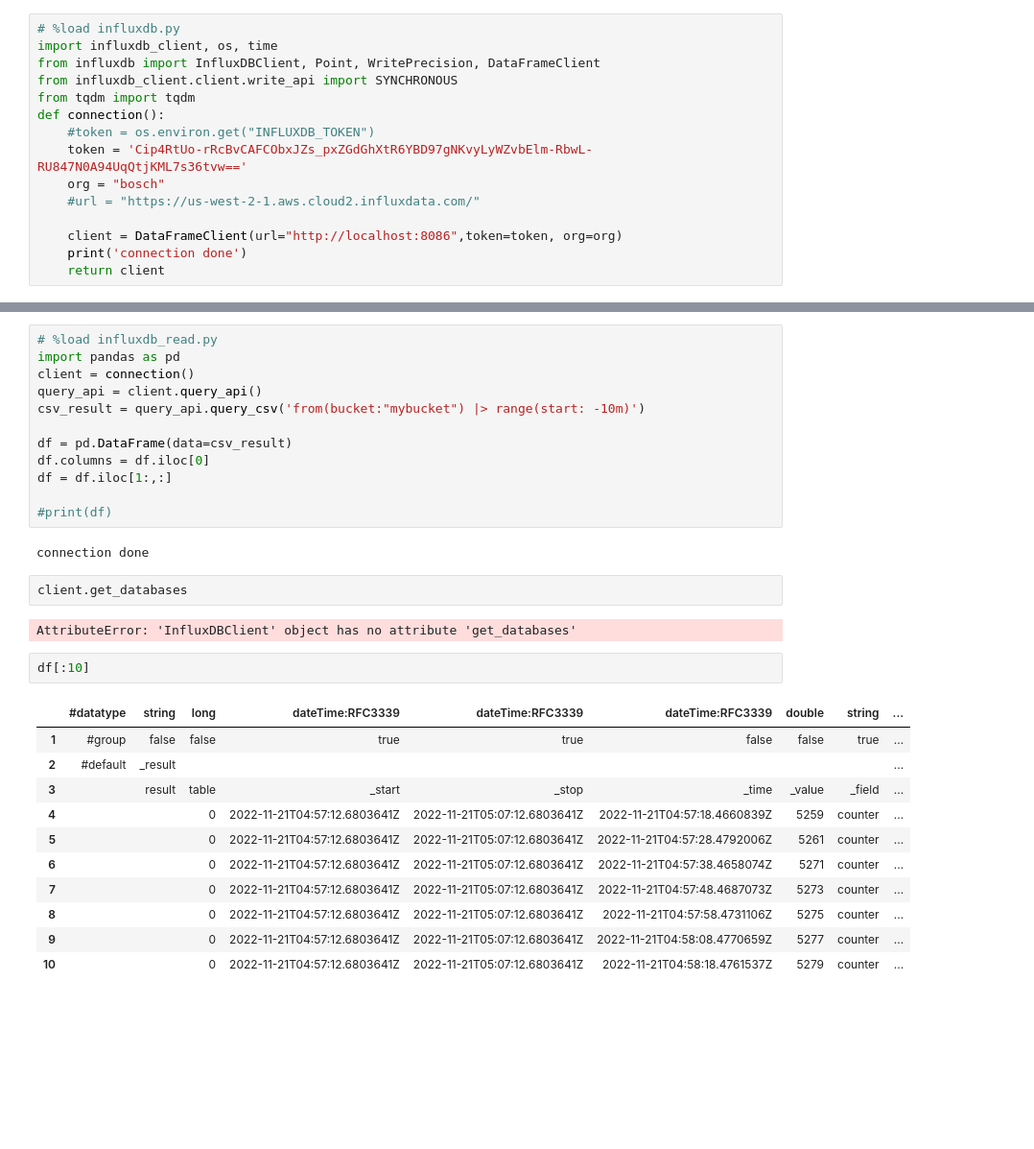
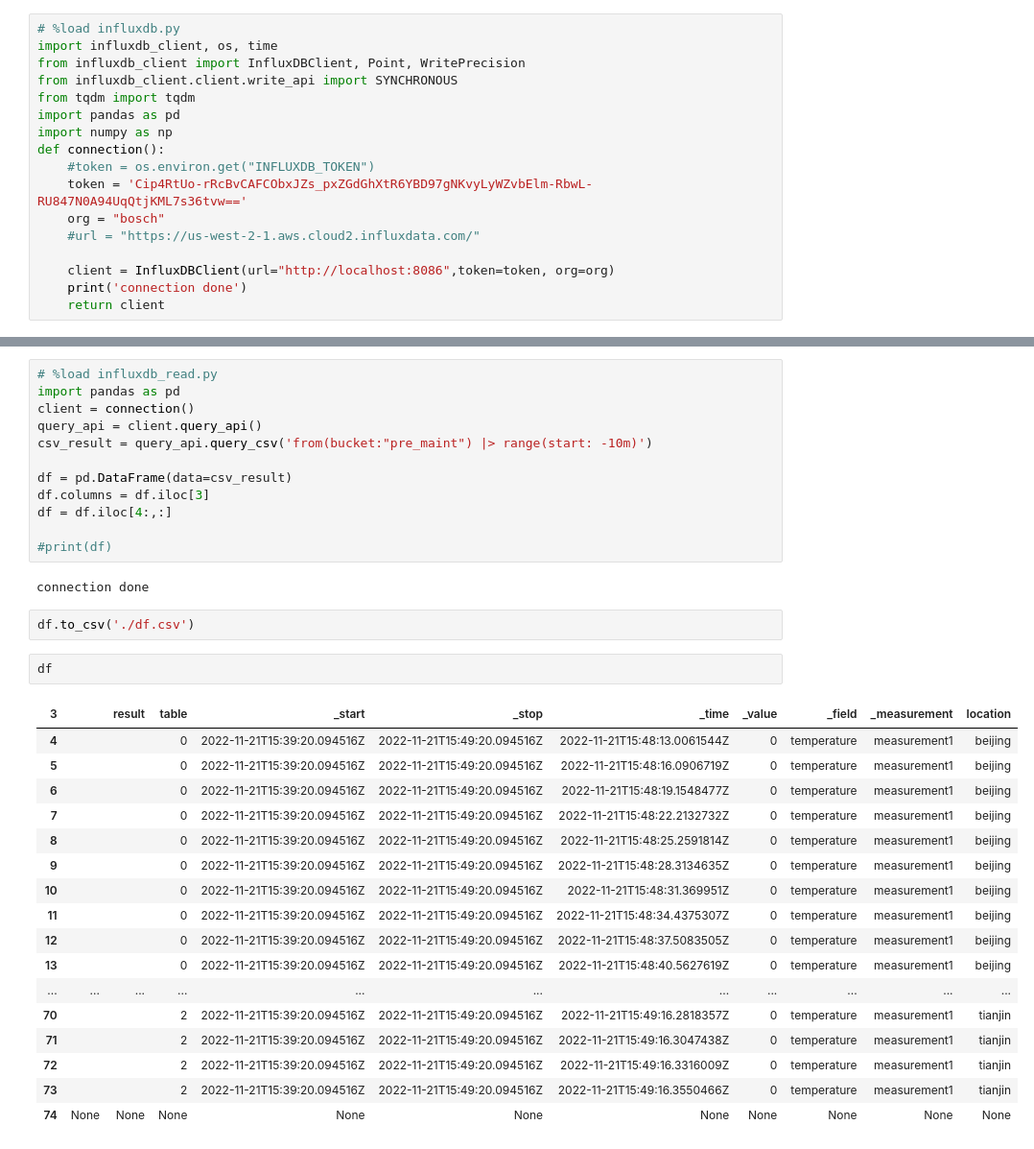
Before and after one commit to Sawyerbian/database_do, a Jupyter notebook: influxdb.ipynb, the cells around one changed output, grey strips where cells are left out. Shown: that part at 96% size. Drawn from its saved outputs; the diff is of its cells as text; blank space fills up the shorter version.

Commit message:
update scripts
update scripts responds to influxdb

```diff
--- a/influxdb.ipynb
+++ b/influxdb.ipynb
@@ -1,15 +1,17 @@
 # %%
 # %load influxdb.py
 import influxdb_client, os, time
-from influxdb import InfluxDBClient, Point, WritePrecision, DataFrameClient
+from influxdb_client import InfluxDBClient, Point, WritePrecision
 from influxdb_client.client.write_api import SYNCHRONOUS
 from tqdm import tqdm
+import pandas as pd
+import numpy as np
 def connection():
     #token = os.environ.get("INFLUXDB_TOKEN")
     token = 'Cip4RtUo-rRcBvCAFCObxJZs_pxZGdGhXtR6YBD97gNKvyLyWZvbElm-RbwL-RU847N0A94UqQtjKML7s36tvw=='
     org = "bosch"
     #url = "https://us-west-2-1.aws.cloud2.influxdata.com/"
 
-    client = DataFrameClient(url="http://localhost:8086",token=token, org=org)
+    client = InfluxDBClient(url="http://localhost:8086",token=token, org=org)
     print('connection done')
     return client
@@ -47,30 +45,34 @@ AttributeError: 'InfluxDBClient' object has no attribute 'get_list_database'
 import pandas as pd
 client = connection()
 query_api = client.query_api()
-csv_result = query_api.query_csv('from(bucket:"mybucket") |> range(start: -10m)')
+csv_result = query_api.query_csv('from(bucket:"pre_maint") |> range(start: -10m)')
 
 df = pd.DataFrame(data=csv_result)
-df.columns = df.iloc[0]
-df = df.iloc[1:,:]
+df.columns = df.iloc[3]
+df = df.iloc[4:,:]
 
 #print(df)
 # %% [output]
 connection done
-# %%
-client.get_databases
-# %% [output]
-AttributeError: 'InfluxDBClient' object has no attribute 'get_databases'
+# %%
+df.to_csv('./df.csv')
 # %%
-df[:10]
+df
 # %% [output]
-|  | #datatype | string | long | dateTime:RFC3339 | dateTime:RFC3339 | dateTime:RFC3339 | double | string | ... |
-| 1 | #group | false | false | true | true | false | false | true | ... |
-| 2 | #default | _result |  |  |  |  |  |  | ... |
-| 3 |  | result | table | _start | _stop | _time | _value | _field | ... |
-| 4 |  |  | 0 | 2022-11-21T04:57:12.6803641Z | 2022-11-21T05:07:12.6803641Z | 2022-11-21T04:57:18.4660839Z | 5259 | counter | ... |
-| 5 |  |  | 0 | 2022-11-21T04:57:12.6803641Z | 2022-11-21T05:07:12.6803641Z | 2022-11-21T04:57:28.4792006Z | 5261 | counter | ... |
-| 6 |  |  | 0 | 2022-11-21T04:57:12.6803641Z | 2022-11-21T05:07:12.6803641Z | 2022-11-21T04:57:38.4658074Z | 5271 | counter | ... |
-| 7 |  |  | 0 | 2022-11-21T04:57:12.6803641Z | 2022-11-21T05:07:12.6803641Z | 2022-11-21T04:57:48.4687073Z | 5273 | counter | ... |
-| 8 |  |  | 0 | 2022-11-21T04:57:12.6803641Z | 2022-11-21T05:07:12.6803641Z | 2022-11-21T04:57:58.4731106Z | 5275 | counter | ... |
-| 9 |  |  | 0 | 2022-11-21T04:57:12.6803641Z | 2022-11-21T05:07:12.6803641Z | 2022-11-21T04:58:08.4770659Z | 5277 | counter | ... |
-| 10 |  |  | 0 | 2022-11-21T04:57:12.6803641Z | 2022-11-21T05:07:12.6803641Z | 2022-11-21T04:58:18.4761537Z | 5279 | counter | ... |
+| 3 |  | result | table | _start | _stop | _time | _value | _field | _measurement | location |
+| 4 |  |  | 0 | 2022-11-21T15:39:20.094516Z | 2022-11-21T15:49:20.094516Z | 2022-11-21T15:48:13.0061544Z | 0 | temperature | measurement1 | beijing |
+| 5 |  |  | 0 | 2022-11-21T15:39:20.094516Z | 2022-11-21T15:49:20.094516Z | 2022-11-21T15:48:16.0906719Z | 0 | temperature | measurement1 | beijing |
+| 6 |  |  | 0 | 2022-11-21T15:39:20.094516Z | 2022-11-21T15:49:20.094516Z | 2022-11-21T15:48:19.1548477Z | 0 | temperature | measurement1 | beijing |
+| 7 |  |  | 0 | 2022-11-21T15:39:20.094516Z | 2022-11-21T15:49:20.094516Z | 2022-11-21T15:48:22.2132732Z | 0 | temperature | measurement1 | beijing |
+| 8 |  |  | 0 | 2022-11-21T15:39:20.094516Z | 2022-11-21T15:49:20.094516Z | 2022-11-21T15:48:25.2591814Z | 0 | temperature | measurement1 | beijing |
+| 9 |  |  | 0 | 2022-11-21T15:39:20.094516Z | 2022-11-21T15:49:20.094516Z | 2022-11-21T15:48:28.3134635Z | 0 | temperature | measurement1 | beijing |
+| 10 |  |  | 0 | 2022-11-21T15:39:20.094516Z | 2022-11-21T15:49:20.094516Z | 2022-11-21T15:48:31.369951Z | 0 | temperature | measurement1 | beijing |
+| 11 |  |  | 0 | 2022-11-21T15:39:20.094516Z | 2022-11-21T15:49:20.094516Z | 2022-11-21T15:48:34.4375307Z | 0 | temperature | measurement1 | beijing |
+| 12 |  |  | 0 | 2022-11-21T15:39:20.094516Z | 2022-11-21T15:49:20.094516Z | 2022-11-21T15:48:37.5083505Z | 0 | temperature | measurement1 | beijing |
+| 13 |  |  | 0 | 2022-11-21T15:39:20.094516Z | 2022-11-21T15:49:20.094516Z | 2022-11-21T15:48:40.5627619Z | 0 | temperature | measurement1 | beijing |
+| ... | ... | ... | ... | ... | ... | ... | ... | ... | ... | ... |
+| 70 |  |  | 2 | 2022-11-21T15:39:20.094516Z | 2022-11-21T15:49:20.094516Z | 2022-11-21T15:49:16.2818357Z | 0 | temperature | measurement1 | tianjin |
+| 71 |  |  | 2 | 2022-11-21T15:39:20.094516Z | 2022-11-21T15:49:20.094516Z | 2022-11-21T15:49:16.3047438Z | 0 | temperature | measurement1 | tianjin |
+| 72 |  |  | 2 | 2022-11-21T15:39:20.094516Z | 2022-11-21T15:49:20.094516Z | 2022-11-21T15:49:16.3316009Z | 0 | temperature | measurement1 | tianjin |
+| 73 |  |  | 2 | 2022-11-21T15:39:20.094516Z | 2022-11-21T15:49:20.094516Z | 2022-11-21T15:49:16.3550466Z | 0 | temperature | measurement1 | tianjin |
+| 74 | None | None | None | None | None | None | None | None | None | None |
```
Also changed, not shown: parts of 3 cells of this notebook, 6 other files.
